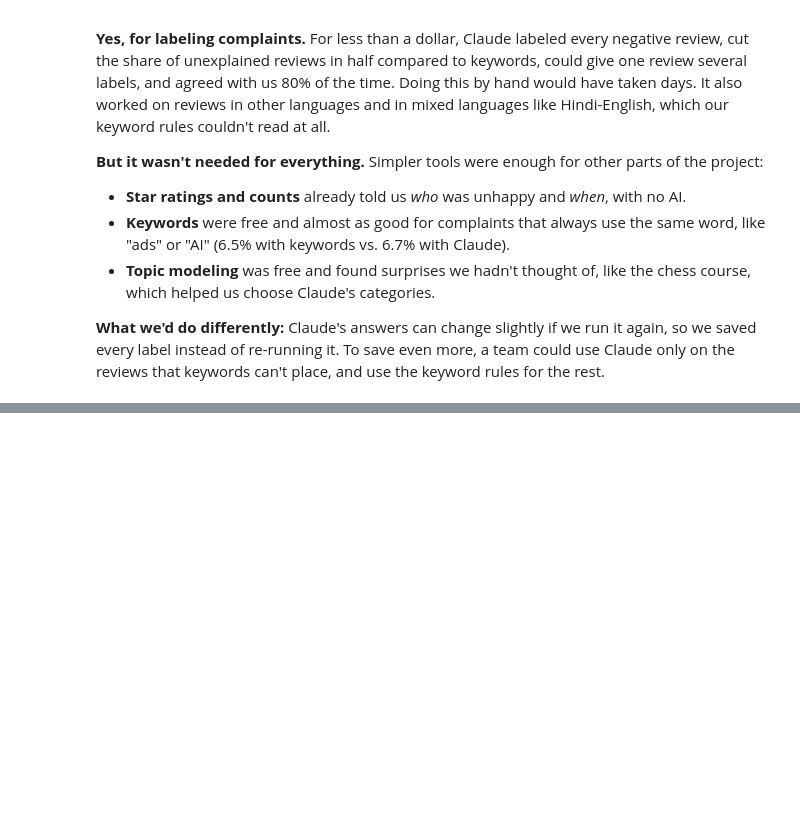
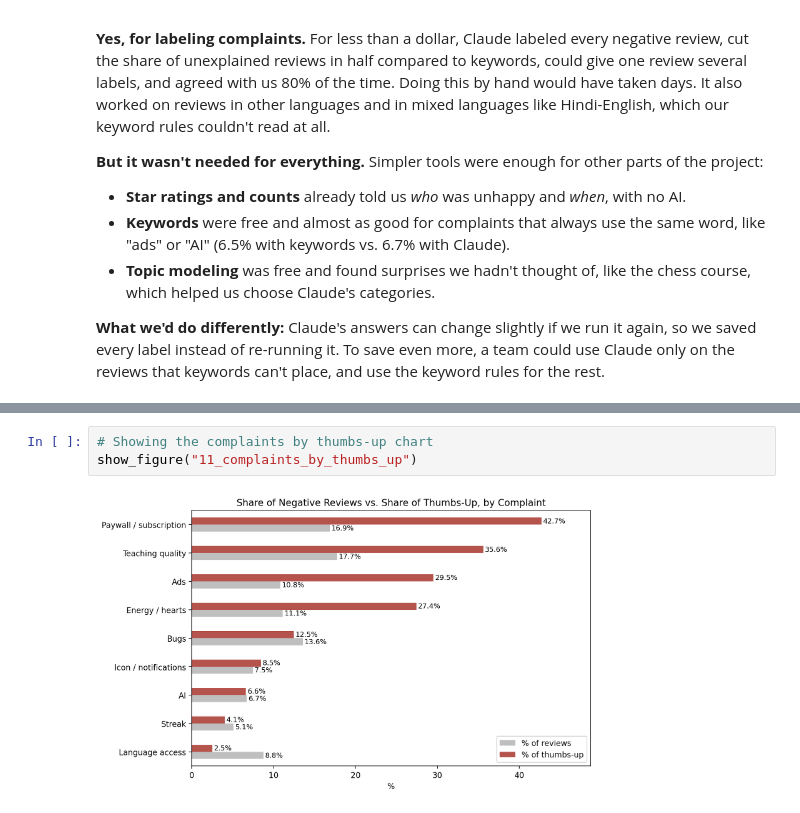
Before and after one commit to Teenna-Pachika/info4360-duolingo-reviews, a Jupyter notebook: notebooks/06_final_report.ipynb, the cells around one changed output, grey strips where cells are left out. Cells and saved outputs as stored; diff of their text form; blank space fills up the shorter version.

```diff
--- a/notebooks/06_final_report.ipynb
+++ b/notebooks/06_final_report.ipynb
@@ -360,0 +447,5 @@ usage.round(3)
+# %%
+# Showing the complaints by thumbs-up chart
+show_figure("11_complaints_by_thumbs_up")
+# %% [output]
+[figure, added]
```
Also changed, not shown: parts of 12 cells of this notebook.
